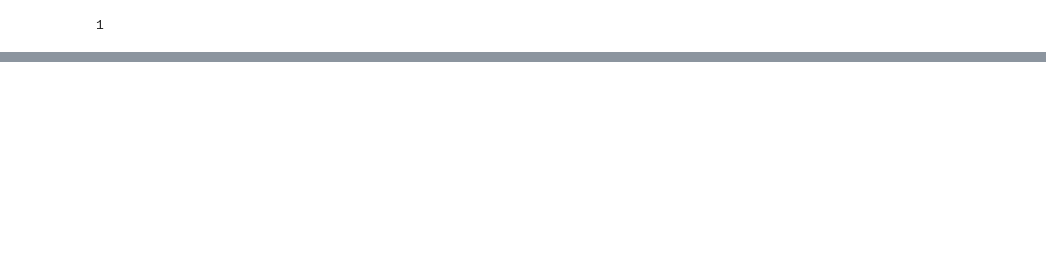
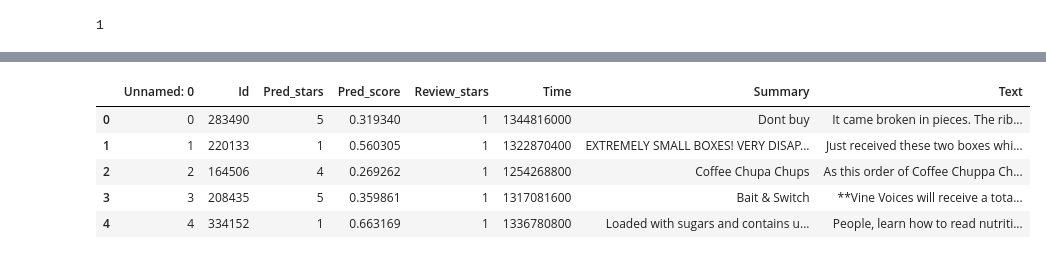
Before and after one commit to HjayejMohamed/NLP, a Jupyter notebook: amazon-fine-food-reviews-analysis.ipynb, the cells around one changed output, grey strips where cells are left out. Saved outputs shown, nothing was run; the diff lists cells and outputs as text; code cells hidden in the pictures; blank space fills up the shorter version.

```diff
--- a/amazon-fine-food-reviews-analysis.ipynb
+++ b/amazon-fine-food-reviews-analysis.ipynb
@@ -224,0 +246,9 @@ df2.to_csv('pred_and_real_reviews_scores.csv')
+# %%
+df3.head()
+# %% [output]
+|  | Unnamed: 0 | Id | Pred_stars | Pred_score | Review_stars | Time | Summary | Text |
+| 0 | 0 | 283490 | 5 | 0.319340 | 1 | 1344816000 | Dont buy | It came broken in pieces. The rib... |
+| 1 | 1 | 220133 | 1 | 0.560305 | 1 | 1322870400 | EXTREMELY SMALL BOXES! VERY DISAP... | Just received these two boxes whi... |
+| 2 | 2 | 164506 | 4 | 0.269262 | 1 | 1254268800 | Coffee Chupa Chups | As this order of Coffee Chuppa Ch... |
+| 3 | 3 | 208435 | 5 | 0.359861 | 1 | 1317081600 | Bait & Switch | **Vine Voices will receive a tota... |
+| 4 | 4 | 334152 | 1 | 0.663169 | 1 | 1336780800 | Loaded with sugars and contains u... | People, learn how to read nutriti... |
```
Also changed, not shown: parts of 21 cells of this notebook.
